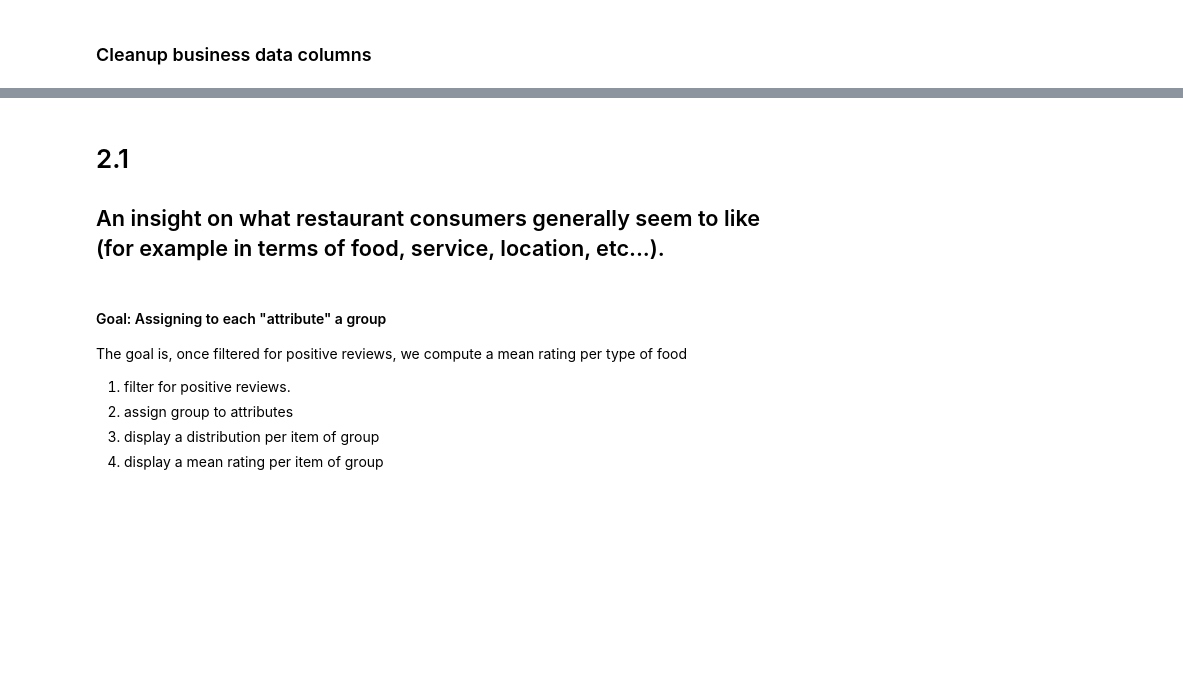
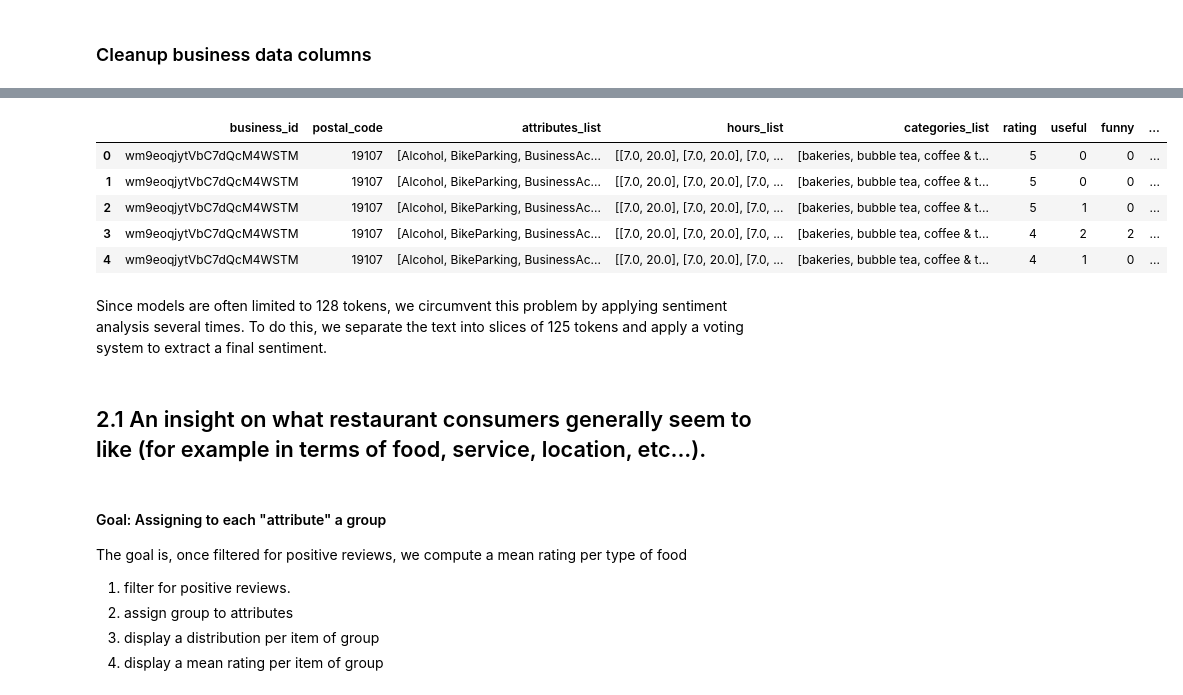
Before and after one commit to Kamiryu/nlp-customer-review-analysis, a Jupyter notebook: task2_clean.ipynb, the cells around one changed output, grey strips where cells are left out. Cells and saved outputs as stored; diff of their text form; code cells hidden in the pictures; blank space fills up the shorter version.

Commit message:
Sentiment analysis (split tokens)

```diff
--- a/task2_clean.ipynb
+++ b/task2_clean.ipynb
@@ -75,0 +54,18 @@ df_data['sentiment'] = df_data['text'].apply(sentiment)
+# %%
+# Find quantity of reviews with more 375 tokens
+df_data['token'] = df_data['text'].apply(lambda x: len(x.split(" ")))
+df_data[df_data["token"] >= 375].shape[0] / df_data.shape[0]
+df_data["token"].describe()
+
+# Split the dataset up to 3 parts of 125 tokens each
+df_1 = df_data[(df_data['token'] >= 1) & (df_data['token'] <= 125)]
+df_2 = df_data[(df_data['token'] >= 126) & (df_data['token'] <= 250)]
+df_3 = df_data[(df_data['token'] >= 251) & (df_data['token'] <= 375)]
+
+# Write in new columns the tokens
+df_2['token_1'] = df_2['text'].apply(lambda x: ' '.join(x.split()[:125]))
+df_2['token_2'] = df_2['text'].apply(lambda x: ' '.join(x.split()[125:250]))
+
+df_3['token_1'] = df_3['text'].apply(lambda x: ' '.join(x.split()[:125]))
+df_3['token_2'] = df_3['text'].apply(lambda x: ' '.join(x.split()[125:250]))
+df_3['token_3'] = df_3['text'].apply(lambda x: ' '.join(x.split()[250:375]))
@@ -76,6 +90,44 @@ df_data['sentiment'] = df_data['text'].apply(sentiment)
+# %%
+# To do: removed
+df_1 = df_1[:33]
+df_2 = df_2[:33]
+df_3 = df_3[:33]
+
+# To do: Move to Helper
+def sentiment(text):
+    output = sent_pipe(text)[0]['label']
+    return output
+
+# Assign sentiments based on reviews
+df_1['sentiment'] = df_1['text'].apply(sentiment)
+df_2["sentiment_1"] = df_2['token_1'].apply(sentiment)
+df_2["sentiment_2"] = df_2['token_2'].apply(sentiment)
+df_3["sentiment_1"] = df_3['token_1'].apply(sentiment)
+df_3["sentiment_2"] = df_3['token_2'].apply(sentiment)
+df_3["sentiment_3"] = df_3['token_3'].apply(sentiment)
+
+# Extract the final sentiment (voted)
+df_2["sentiment"] = df_2[['sentiment_1', 'sentiment_2']].mode(axis=1)[0]
+df_3["sentiment"] = df_3[['sentiment_1', 'sentiment_2','sentiment_3']].mode(axis=1)[0]
+
+# Drop columns
+df_2 = df_2.drop(columns=['token_1', 'sentiment_1', 'token_2', 'sentiment_2'])
+df_3 = df_3.drop(columns=['token_1', 'sentiment_1', 'token_2', 'sentiment_2','token_3', 'sentiment_3'])
+
+# Unify the datasets
+df = pd.concat([df_1, df_2, df_3], ignore_index=True)
+df.head()
+# %% [output]
+|  | business_id | postal_code | attributes_list | hours_list | categories_list | rating | useful | funny | ... |
+| 0 | wm9eoqjytVbC7dQcM4WSTM | 19107 | [Alcohol, BikeParking, BusinessAc... | [[7.0, 20.0], [7.0, 20.0], [7.0, ... | [bakeries, bubble tea, coffee & t... | 5 | 0 | 0 | ... |
+| 1 | wm9eoqjytVbC7dQcM4WSTM | 19107 | [Alcohol, BikeParking, BusinessAc... | [[7.0, 20.0], [7.0, 20.0], [7.0, ... | [bakeries, bubble tea, coffee & t... | 5 | 0 | 0 | ... |
+| 2 | wm9eoqjytVbC7dQcM4WSTM | 19107 | [Alcohol, BikeParking, BusinessAc... | [[7.0, 20.0], [7.0, 20.0], [7.0, ... | [bakeries, bubble tea, coffee & t... | 5 | 1 | 0 | ... |
+| 3 | wm9eoqjytVbC7dQcM4WSTM | 19107 | [Alcohol, BikeParking, BusinessAc... | [[7.0, 20.0], [7.0, 20.0], [7.0, ... | [bakeries, bubble tea, coffee & t... | 4 | 2 | 2 | ... |
+| 4 | wm9eoqjytVbC7dQcM4WSTM | 19107 | [Alcohol, BikeParking, BusinessAc... | [[7.0, 20.0], [7.0, 20.0], [7.0, ... | [bakeries, bubble tea, coffee & t... | 4 | 1 | 0 | ... |
+# %% [markdown]
+Since models are often limited to 128 tokens, we circumvent this problem by applying sentiment analysis several times. To do this, we separate the text into slices of 125 tokens and apply a voting system to extract a final sentiment.
 # %% [markdown]
-# 2.1
-## An insight on what restaurant consumers generally seem to like (for example in terms of food, service, location, etc...).
+## 2.1  An insight on what restaurant consumers generally seem to like (for example in terms of food, service, location, etc...).
 # %% [markdown]
 #### Goal: Assigning to each "attribute" a group
 The goal is, once filtered for positive reviews, we compute a mean rating per type of food
```
Also changed, not shown: parts of 12 cells of this notebook, 1 other file.
